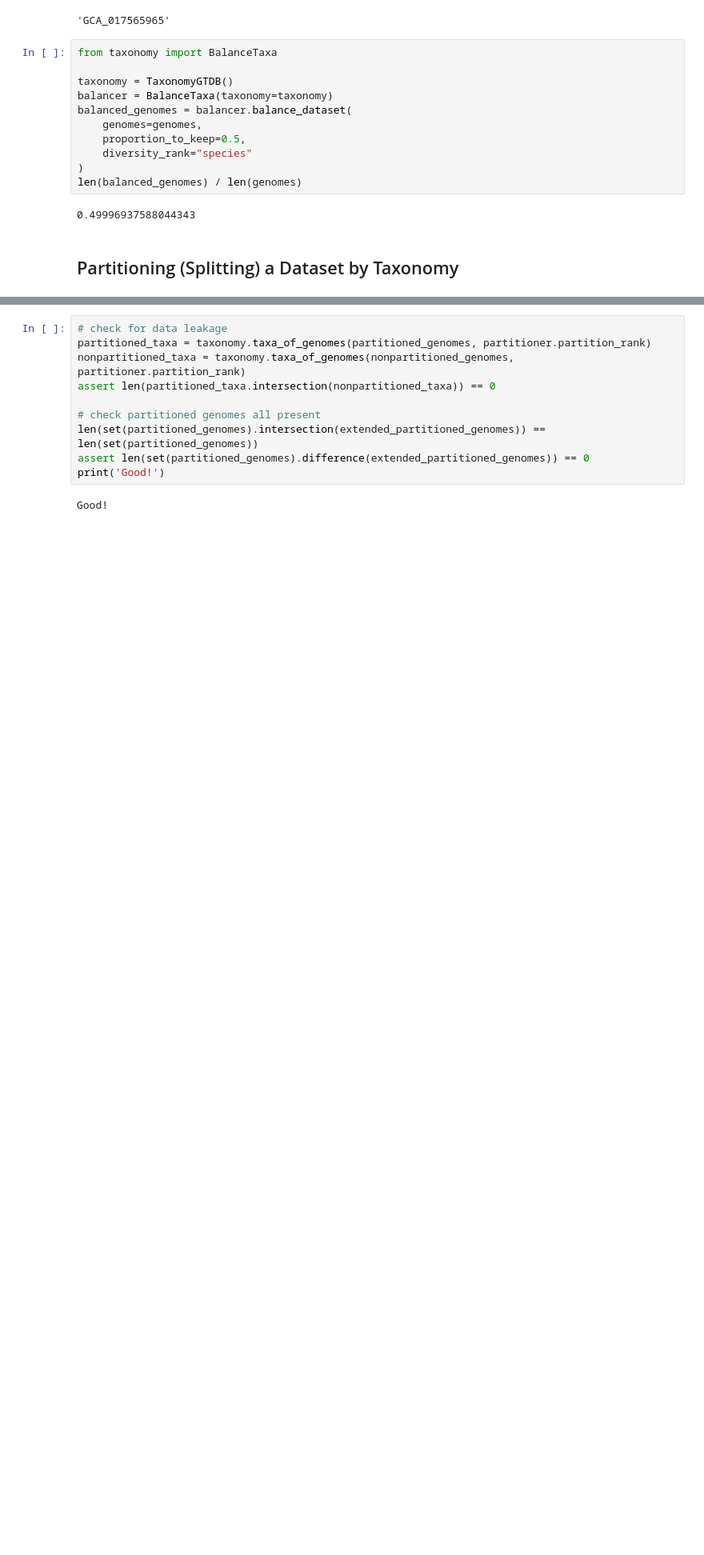
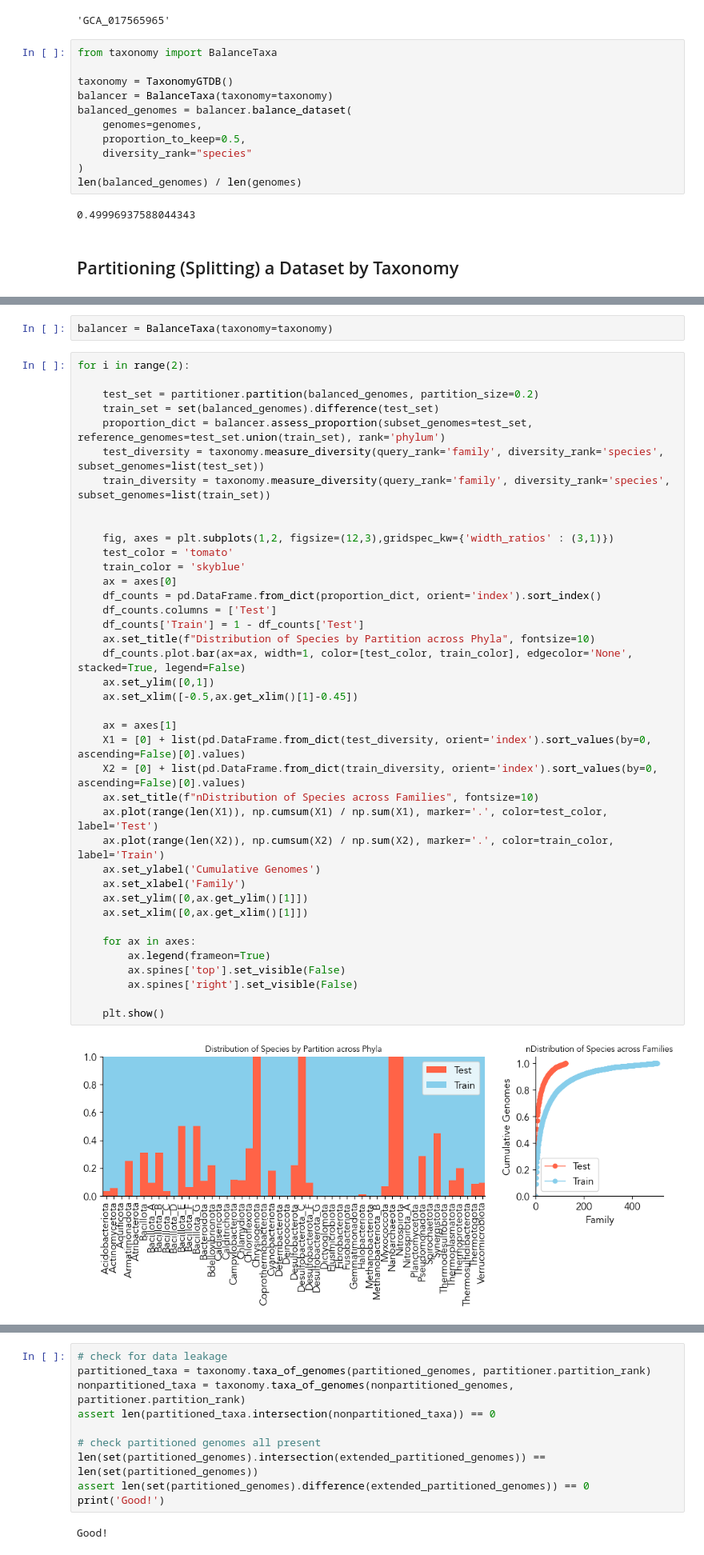
Before and after one commit to cultivarium/GenomeSPOT, a Jupyter notebook: notebooks/tutorial.ipynb, the cells around one changed output, grey strips where cells are left out. Shown at 80% size. Drawn from its saved outputs; the diff is of its cells as text; blank space fills up the shorter version.

```diff
--- a/notebooks/tutorial.ipynb
+++ b/notebooks/tutorial.ipynb
@@ -276,0 +304,43 @@ print(len(partitioned_genomes), len(extended_partitioned_genomes))
+# %%
+balancer = BalanceTaxa(taxonomy=taxonomy)
+# %%
+for i in range(2):
+
+    test_set = partitioner.partition(balanced_genomes, partition_size=0.2)
+    train_set = set(balanced_genomes).difference(test_set)
+    proportion_dict = balancer.assess_proportion(subset_genomes=test_set, reference_genomes=test_set.union(train_set), rank='phylum')
+    test_diversity = taxonomy.measure_diversity(query_rank='family', diversity_rank='species', subset_genomes=list(test_set))
+    train_diversity = taxonomy.measure_diversity(query_rank='family', diversity_rank='species', subset_genomes=list(train_set))
+
+
+    fig, axes = plt.subplots(1,2, figsize=(12,3),gridspec_kw={'width_ratios' : (3,1)})
+    test_color = 'tomato'
+    train_color = 'skyblue'
+    ax = axes[0]
+    df_counts = pd.DataFrame.from_dict(proportion_dict, orient='index').sort_index()
+    df_counts.columns = ['Test']
+    df_counts['Train'] = 1 - df_counts['Test']
+    ax.set_title(f"Distribution of Species by Partition across Phyla", fontsize=10)
+    df_counts.plot.bar(ax=ax, width=1, color=[test_color, train_color], edgecolor='None', stacked=True, legend=False)
+    ax.set_ylim([0,1])
+    ax.set_xlim([-0.5,ax.get_xlim()[1]-0.45])
+
+    ax = axes[1]
+    X1 = [0] + list(pd.DataFrame.from_dict(test_diversity, orient='index').sort_values(by=0, ascending=False)[0].values)
+    X2 = [0] + list(pd.DataFrame.from_dict(train_diversity, orient='index').sort_values(by=0, ascending=False)[0].values)
+    ax.set_title(f"nDistribution of Species across Families", fontsize=10)
+    ax.plot(range(len(X1)), np.cumsum(X1) / np.sum(X1), marker='.', color=test_color, label='Test')
+    ax.plot(range(len(X2)), np.cumsum(X2) / np.sum(X2), marker='.', color=train_color, label='Train')
+    ax.set_ylabel('Cumulative Genomes')
+    ax.set_xlabel('Family')
+    ax.set_ylim([0,ax.get_ylim()[1]])
+    ax.set_xlim([0,ax.get_xlim()[1]])
+
+    for ax in axes:
+        ax.legend(frameon=True)
+        ax.spines['top'].set_visible(False)
+        ax.spines['right'].set_visible(False)
+
+    plt.show()
+# %% [output]
+[figure, added]
```
Also changed, not shown: parts of 15 cells of this notebook, 17 other files.
